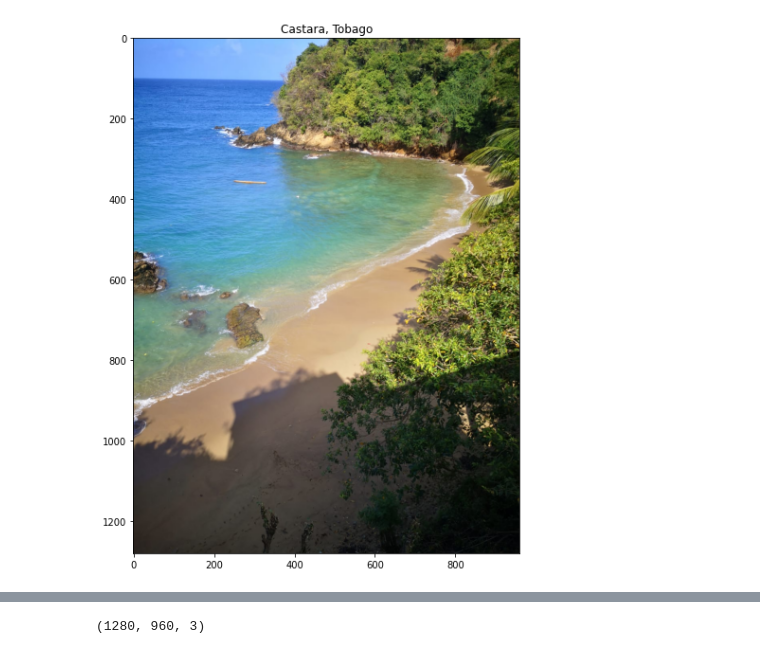
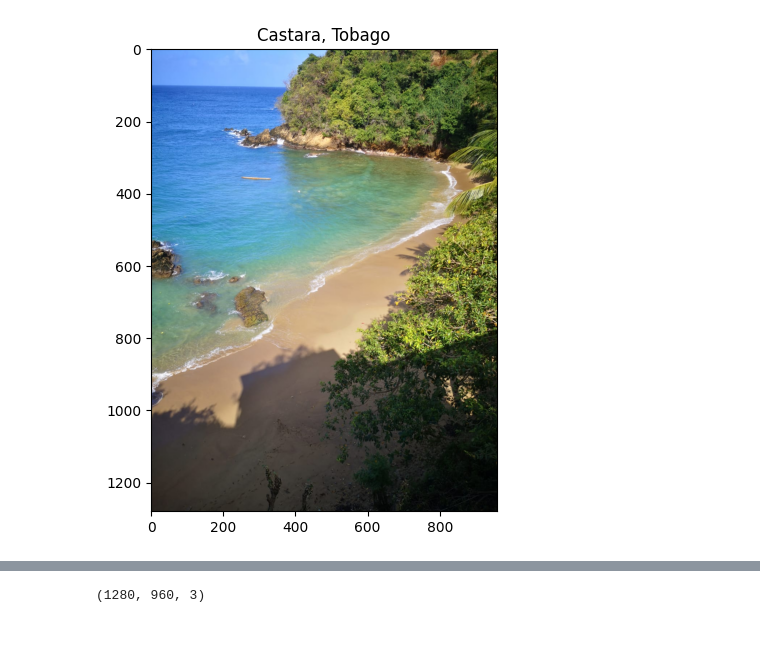
Before and after one commit to Kimseongbeen/Computer-Vision, a Jupyter notebook: OpenCV/2. Grayscaling Images.ipynb, the cells around one changed output, grey strips where cells are left out. Saved outputs shown, nothing was run; the diff lists cells and outputs as text; code cells hidden in the pictures.

```diff
--- a/OpenCV/2. Grayscaling Images.ipynb
+++ b/OpenCV/2. Grayscaling Images.ipynb
@@ -34,10 +22,10 @@ images.zip          100%[===================>]  28.22M  18.1MB/s    in 1.6s
 # %%
-# Load our input image
+# 입력 이미지 로드
 image = cv2.imread('./images/castara.jpeg')
 
-imshow("Castara, Tobago", image)
+imshow("Castara, Tobago", image, size = 6)
 # %% [output]
-[figure, old version]
+[figure, new version]
 # %%
 image.shape[:2] # (1200, 1920) (height, width)
 def imshow(title = "", image = None, size = 10):
```
Also changed, not shown: parts of 5 cells of this notebook.
